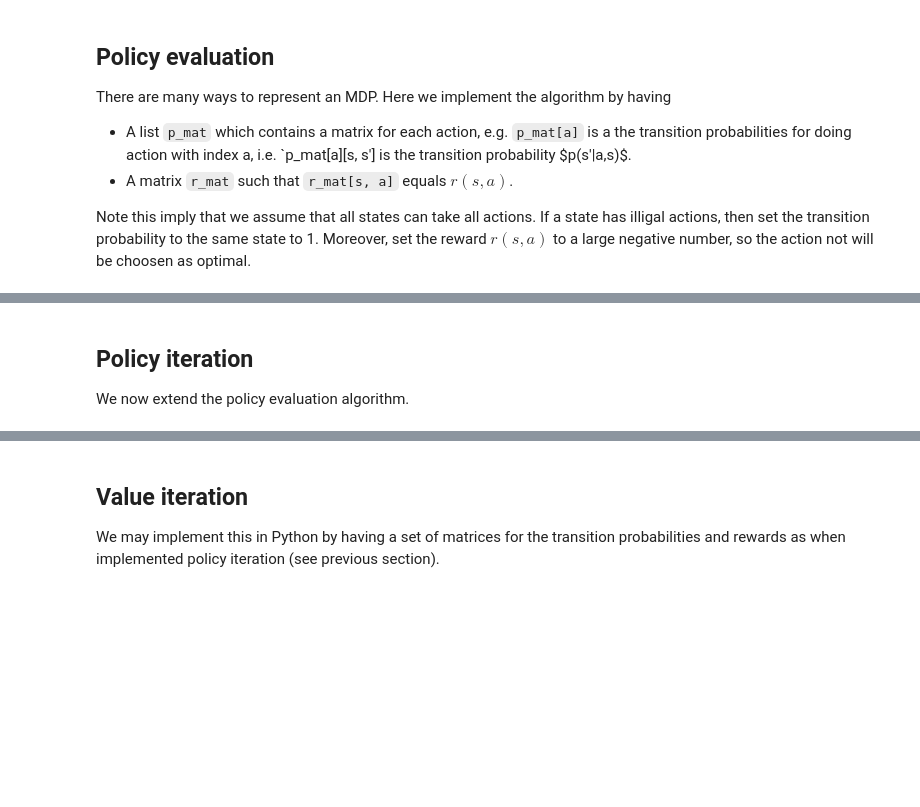
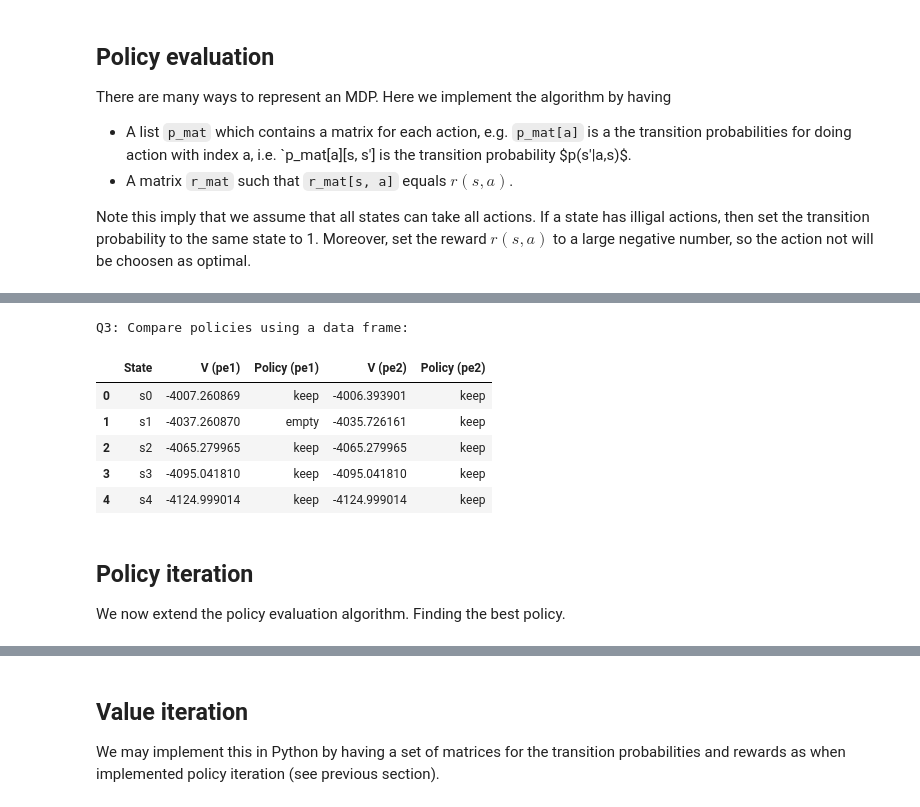
Before and after one commit to simon-mellergaard/RL, a Jupyter notebook: 08_DP.ipynb, the cells around one changed output, grey strips where cells are left out. Drawn from its saved outputs; the diff is of its cells as text; code cells hidden in the pictures; blank space fills up the shorter version.

```diff
--- a/08_DP.ipynb
+++ b/08_DP.ipynb
@@ -167,21 +213,29 @@ def policy_evaluation(policy, p_mat, r_mat, gamma=0.5, threshold=1e-5):
 # %%
 #@title Solution
 
-policy1 = (___, ___, ___, ___, ___)
-V_pe1, ite1 = policy_evaluation(___)
-policy2 = (___, ___, ___, ___, ___)
-V_pe2, ite2 = ___
+policy1 = (0, 1, 0, 0, 0)
+V_pe1, ite1 = policy_evaluation(policy1, p_mat, r_mat, gamma=0.99)
+policy2 = (0, 0, 0, 0, 0)
+V_pe2, ite2 = policy_evaluation(policy2, p_mat, r_mat, gamma=0.99)
 
 print("\nQ3: Compare policies using a data frame:")
 df_result = pd.DataFrame({
     "State": state_labels,
     "V (pe1)": V_pe1,
     "Policy (pe1)": [action_labels[i] for i in policy1],
     "V (pe2)": V_pe2,
     "Policy (pe2)": [action_labels[i] for i in policy2],
 })
 display(df_result)
+# %% [output]
+Q3: Compare policies using a data frame:
+|  | State | V (pe1) | Policy (pe1) | V (pe2) | Policy (pe2) |
+| 0 | s0 | -4007.260869 | keep | -4006.393901 | keep |
+| 1 | s1 | -4037.260870 | empty | -4035.726161 | keep |
+| 2 | s2 | -4065.279965 | keep | -4065.279965 | keep |
+| 3 | s3 | -4095.041810 | keep | -4095.041810 | keep |
+| 4 | s4 | -4124.999014 | keep | -4124.999014 | keep |
 # %% [markdown]
 ## Policy iteration
 
-We now extend the policy evaluation algorithm.
+We now extend the policy evaluation algorithm. Finding the best policy.
```
Also changed, not shown: parts of 7 cells of this notebook.
